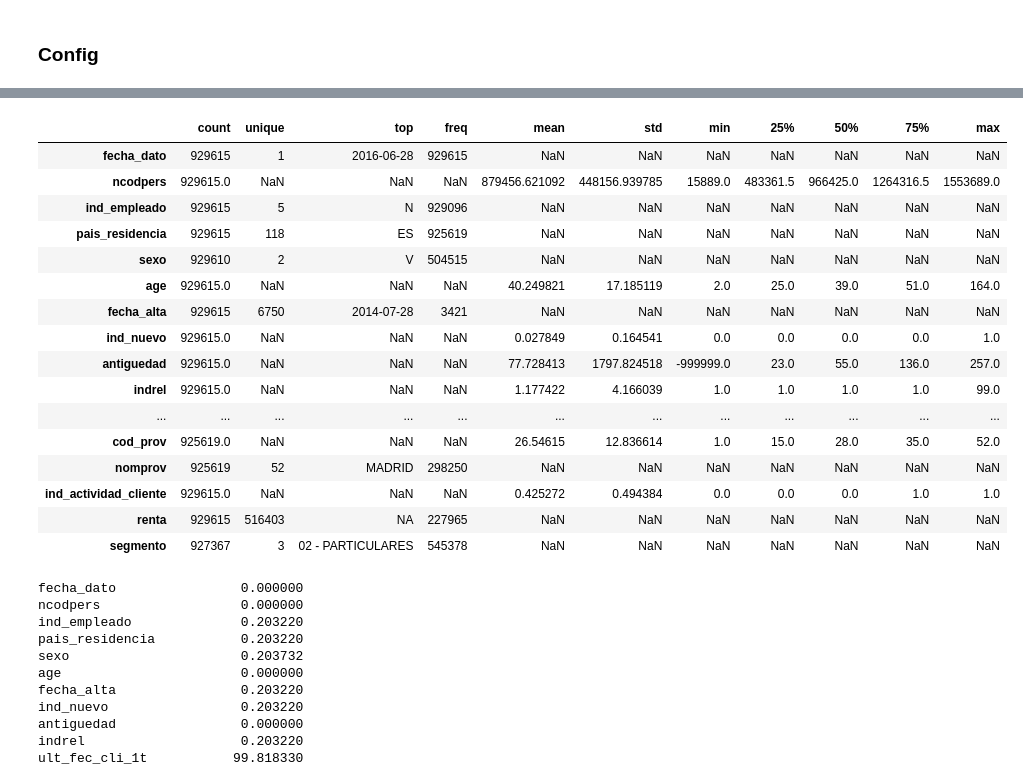
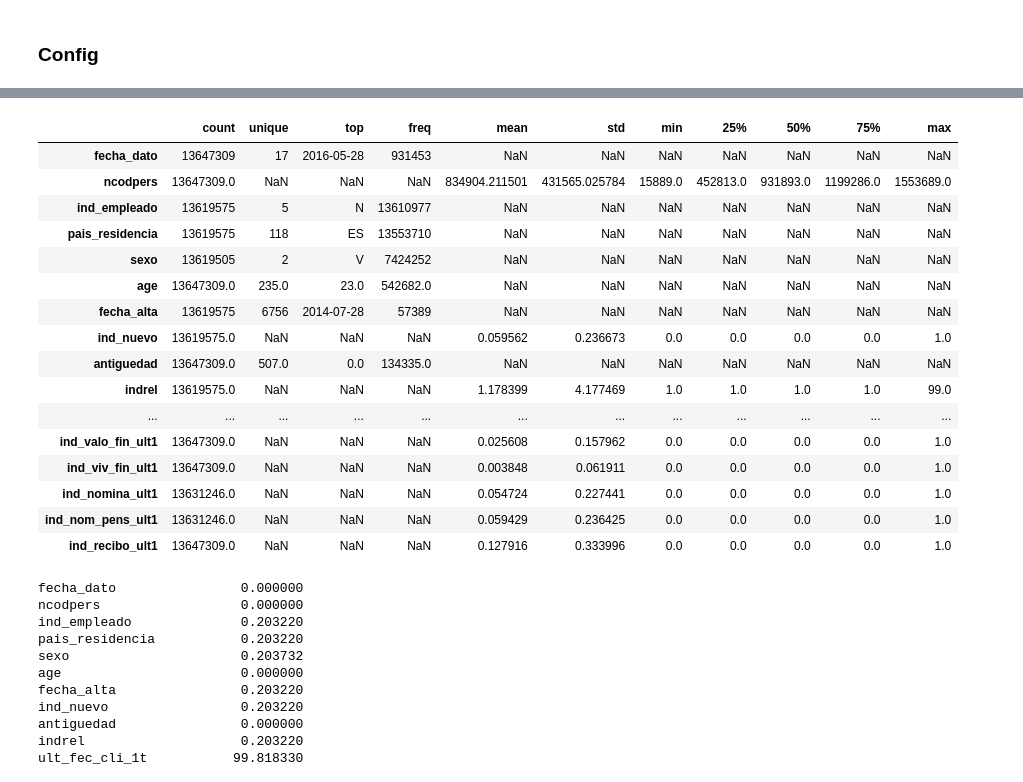
Before and after one commit to highwind-ai/examples, a Jupyter notebook: knn-banking-product-recommender/notebooks/data-prep.ipynb, the cells around one changed output, grey strips where cells are left out. Saved outputs shown, nothing was run; the diff lists cells and outputs as text; code cells hidden in the pictures.

```diff
--- a/knn-banking-product-recommender/notebooks/data-prep.ipynb
+++ b/knn-banking-product-recommender/notebooks/data-prep.ipynb
@@ -60,25 +72,25 @@ memory usage: 170.2+ MB
 # %%
-# Generate a detailed statistical summary of the train DataFrame, including both numeric and categorical columns,
-# transposed for easier readability and analysis.
-ds_test.describe(include = 'all').T
+# Generate a detailed statistical summary of the train DataFrame, including both numeric and categorical columns
+# Transpose for easier readability and analysis
+ds_train.describe(include = 'all').T
 # %% [output]
 |  | count | unique | top | freq | mean | std | min | 25% | 50% | 75% | max |
-| fecha_dato | 929615 | 1 | 2016-06-28 | 929615 | NaN | NaN | NaN | NaN | NaN | NaN | NaN |
-| ncodpers | 929615.0 | NaN | NaN | NaN | 879456.621092 | 448156.939785 | 15889.0 | 483361.5 | 966425.0 | 1264316.5 | 1553689.0 |
-| ind_empleado | 929615 | 5 | N | 929096 | NaN | NaN | NaN | NaN | NaN | NaN | NaN |
-| pais_residencia | 929615 | 118 | ES | 925619 | NaN | NaN | NaN | NaN | NaN | NaN | NaN |
-| sexo | 929610 | 2 | V | 504515 | NaN | NaN | NaN | NaN | NaN | NaN | NaN |
-| age | 929615.0 | NaN | NaN | NaN | 40.249821 | 17.185119 | 2.0 | 25.0 | 39.0 | 51.0 | 164.0 |
-| fecha_alta | 929615 | 6750 | 2014-07-28 | 3421 | NaN | NaN | NaN | NaN | NaN | NaN | NaN |
-| ind_nuevo | 929615.0 | NaN | NaN | NaN | 0.027849 | 0.164541 | 0.0 | 0.0 | 0.0 | 0.0 | 1.0 |
-| antiguedad | 929615.0 | NaN | NaN | NaN | 77.728413 | 1797.824518 | -999999.0 | 23.0 | 55.0 | 136.0 | 257.0 |
-| indrel | 929615.0 | NaN | NaN | NaN | 1.177422 | 4.166039 | 1.0 | 1.0 | 1.0 | 1.0 | 99.0 |
+| fecha_dato | 13647309 | 17 | 2016-05-28 | 931453 | NaN | NaN | NaN | NaN | NaN | NaN | NaN |
+| ncodpers | 13647309.0 | NaN | NaN | NaN | 834904.211501 | 431565.025784 | 15889.0 | 452813.0 | 931893.0 | 1199286.0 | 1553689.0 |
+| ind_empleado | 13619575 | 5 | N | 13610977 | NaN | NaN | NaN | NaN | NaN | NaN | NaN |
+| pais_residencia | 13619575 | 118 | ES | 13553710 | NaN | NaN | NaN | NaN | NaN | NaN | NaN |
+| sexo | 13619505 | 2 | V | 7424252 | NaN | NaN | NaN | NaN | NaN | NaN | NaN |
+| age | 13647309.0 | 235.0 | 23.0 | 542682.0 | NaN | NaN | NaN | NaN | NaN | NaN | NaN |
+| fecha_alta | 13619575 | 6756 | 2014-07-28 | 57389 | NaN | NaN | NaN | NaN | NaN | NaN | NaN |
+| ind_nuevo | 13619575.0 | NaN | NaN | NaN | 0.059562 | 0.236673 | 0.0 | 0.0 | 0.0 | 0.0 | 1.0 |
+| antiguedad | 13647309.0 | 507.0 | 0.0 | 134335.0 | NaN | NaN | NaN | NaN | NaN | NaN | NaN |
+| indrel | 13619575.0 | NaN | NaN | NaN | 1.178399 | 4.177469 | 1.0 | 1.0 | 1.0 | 1.0 | 99.0 |
 | ... | ... | ... | ... | ... | ... | ... | ... | ... | ... | ... | ... |
-| cod_prov | 925619.0 | NaN | NaN | NaN | 26.54615 | 12.836614 | 1.0 | 15.0 | 28.0 | 35.0 | 52.0 |
-| nomprov | 925619 | 52 | MADRID | 298250 | NaN | NaN | NaN | NaN | NaN | NaN | NaN |
-| ind_actividad_cliente | 929615.0 | NaN | NaN | NaN | 0.425272 | 0.494384 | 0.0 | 0.0 | 0.0 | 1.0 | 1.0 |
-| renta | 929615 | 516403 | NA | 227965 | NaN | NaN | NaN | NaN | NaN | NaN | NaN |
-| segmento | 927367 | 3 | 02 - PARTICULARES | 545378 | NaN | NaN | NaN | NaN | NaN | NaN | NaN |
+| ind_valo_fin_ult1 | 13647309.0 | NaN | NaN | NaN | 0.025608 | 0.157962 | 0.0 | 0.0 | 0.0 | 0.0 | 1.0 |
+| ind_viv_fin_ult1 | 13647309.0 | NaN | NaN | NaN | 0.003848 | 0.061911 | 0.0 | 0.0 | 0.0 | 0.0 | 1.0 |
+| ind_nomina_ult1 | 13631246.0 | NaN | NaN | NaN | 0.054724 | 0.227441 | 0.0 | 0.0 | 0.0 | 0.0 | 1.0 |
+| ind_nom_pens_ult1 | 13631246.0 | NaN | NaN | NaN | 0.059429 | 0.236425 | 0.0 | 0.0 | 0.0 | 0.0 | 1.0 |
+| ind_recibo_ult1 | 13647309.0 | NaN | NaN | NaN | 0.127916 | 0.333996 | 0.0 | 0.0 | 0.0 | 0.0 | 1.0 |
 # %%
 # Check missing values
 ds_train.isnull().sum()/ds_train.shape[0] * 100
```
Also changed, not shown: parts of 23 cells of this notebook.
